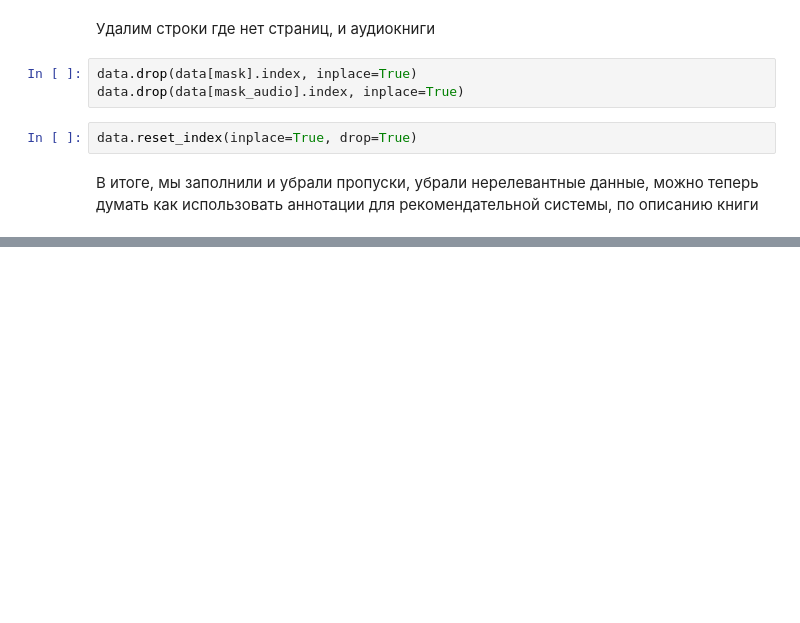
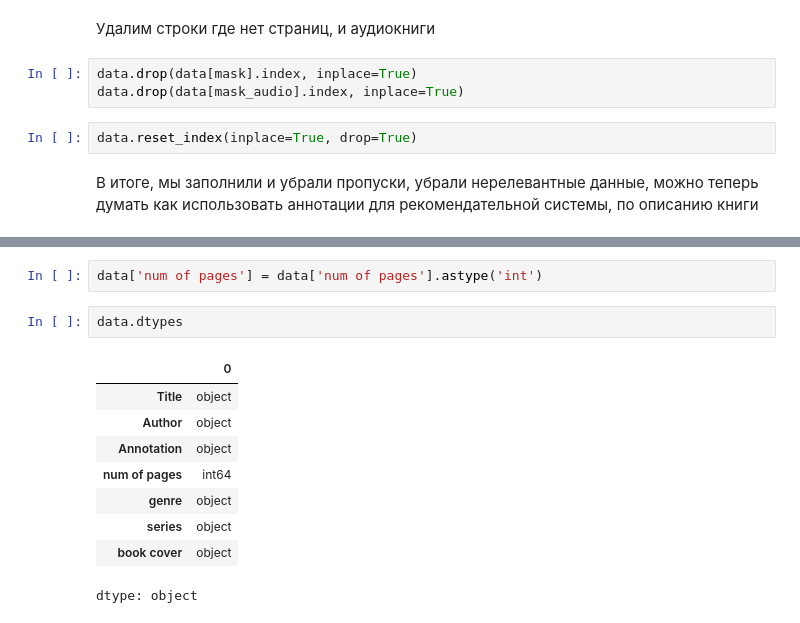
Before and after one commit to Mizoroki-Heck/Books_recsys, a Jupyter notebook: nootebook/Data_Clearing.ipynb, the cells around one changed output, grey strips where cells are left out. Saved outputs shown, nothing was run; the diff lists cells and outputs as text; blank space fills up the shorter version.

Commit message:
dtypes int

```diff
--- a/nootebook/Data_Clearing.ipynb
+++ b/nootebook/Data_Clearing.ipynb
@@ -115,0 +127,14 @@ data.reset_index(inplace=True, drop=True)
+# %%
+data['num of pages'] = data['num of pages'].astype('int')
+# %%
+data.dtypes
+# %% [output]
+|  | 0 |
+| Title | object |
+| Author | object |
+| Annotation | object |
+| num of pages | int64 |
+| genre | object |
+| series | object |
+| book cover | object |
+dtype: object
```
Also changed, not shown: parts of 2 cells of this notebook.
